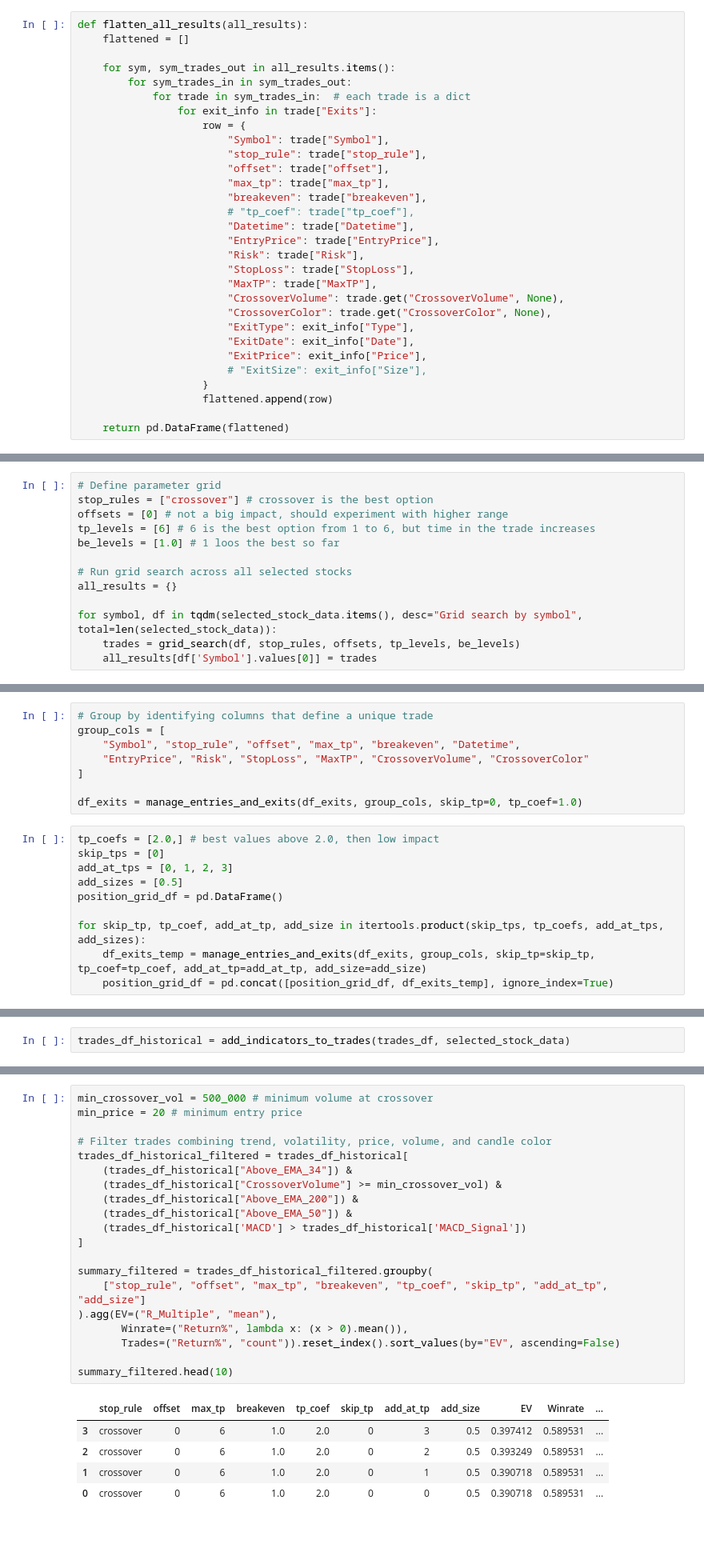
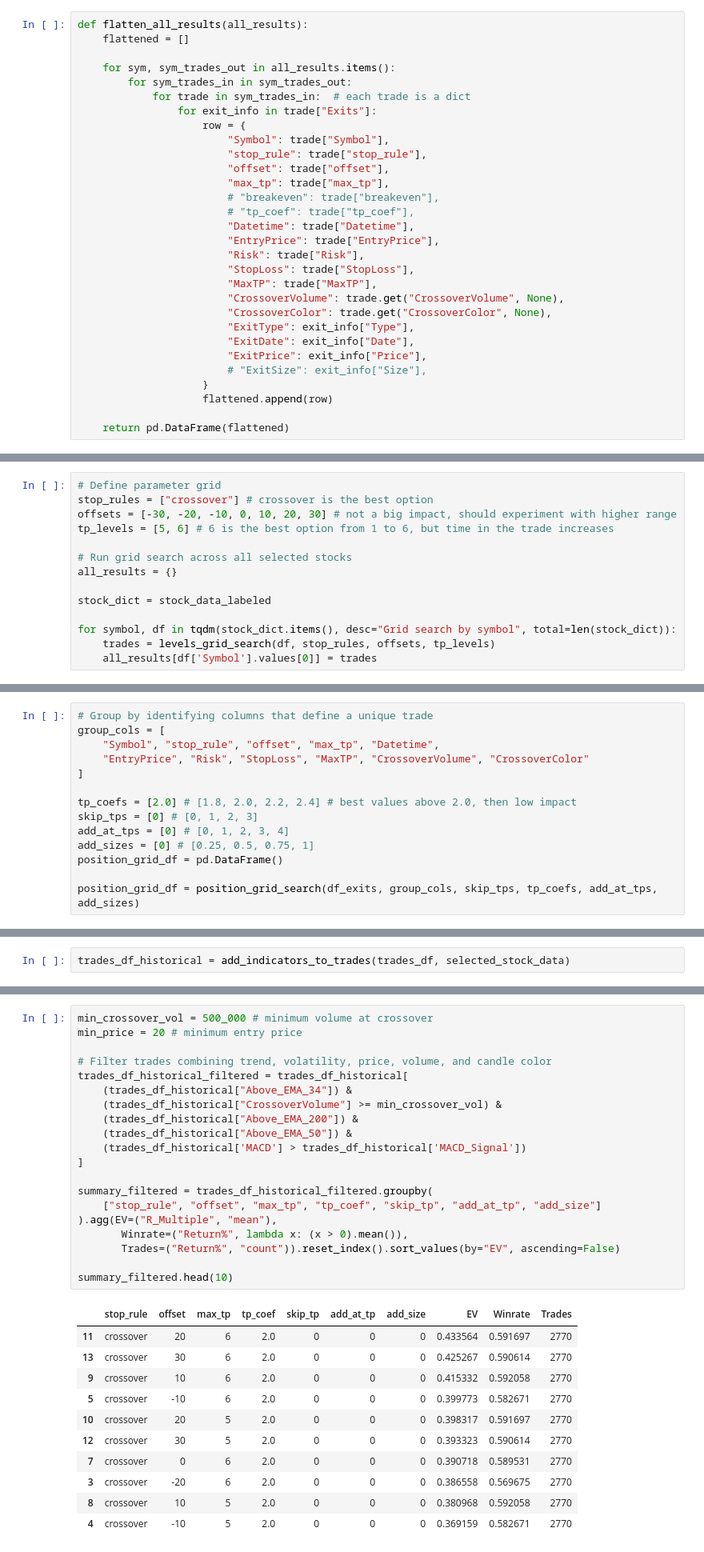
Before and after one commit to i-osipchyk/ema-crossover, a Jupyter notebook: analysis.ipynb, the cells around one changed output, grey strips where cells are left out. Shown at 80% size. Saved outputs shown, nothing was run; the diff lists cells and outputs as text; blank space fills up the shorter version.

Commit message:
executed first entry parameters grid searhc on full historical data

```diff
--- a/analysis.ipynb
+++ b/analysis.ipynb
@@ -520,7 +507,7 @@ def flatten_all_results(all_results):
                         "stop_rule": trade["stop_rule"],
                         "offset": trade["offset"],
                         "max_tp": trade["max_tp"],
-                        "breakeven": trade["breakeven"],
+                        # "breakeven": trade["breakeven"],
                         # "tp_coef": trade["tp_coef"],
                         "Datetime": trade["Datetime"],
                         "EntryPrice": trade["EntryPrice"],
@@ -643,36 +662,33 @@ def add_indicators_to_trades(trades_df, historical_data_dict):
 # %%
 # Define parameter grid
 stop_rules = ["crossover"] # crossover is the best option
-offsets = [0] # not a big impact, should experiment with higher range
-tp_levels = [6] # 6 is the best option from 1 to 6, but time in the trade increases
-be_levels = [1.0] # 1 loos the best so far
+offsets = [-30, -20, -10, 0, 10, 20, 30] # not a big impact, should experiment with higher range
+tp_levels = [5, 6] # 6 is the best option from 1 to 6, but time in the trade increases
 
 # Run grid search across all selected stocks
 all_results = {}
 
-for symbol, df in tqdm(selected_stock_data.items(), desc="Grid search by symbol", total=len(selected_stock_data)):
-    trades = grid_search(df, stop_rules, offsets, tp_levels, be_levels)
+stock_dict = stock_data_labeled
+
+for symbol, df in tqdm(stock_dict.items(), desc="Grid search by symbol", total=len(stock_dict)):
+    trades = levels_grid_search(df, stop_rules, offsets, tp_levels)
     all_results[df['Symbol'].values[0]] = trades
 # %%
 df_exits = flatten_all_results(all_results)
-# %%
-# Group by identifying columns that define a unique trade
-group_cols = [
-    "Symbol", "stop_rule", "offset", "max_tp", "breakeven", "Datetime",
-    "EntryPrice", "Risk", "StopLoss", "MaxTP", "CrossoverVolume", "CrossoverColor"
-]
-
-df_exits = manage_entries_and_exits(df_exits, group_cols, skip_tp=0, tp_coef=1.0)
 # %%
-tp_coefs = [2.0,] # best values above 2.0, then low impact
-skip_tps = [0]
-add_at_tps = [0, 1, 2, 3]
-add_sizes = [0.5]
+# Group by identifying columns that define a unique trade
+group_cols = [
+    "Symbol", "stop_rule", "offset", "max_tp", "Datetime",
+    "EntryPrice", "Risk", "StopLoss", "MaxTP", "CrossoverVolume", "CrossoverColor"
+]
+
+tp_coefs = [2.0] # [1.8, 2.0, 2.2, 2.4] # best values above 2.0, then low impact
+skip_tps = [0] # [0, 1, 2, 3]
+add_at_tps = [0] # [0, 1, 2, 3, 4]
+add_sizes = [0] # [0.25, 0.5, 0.75, 1]
 position_grid_df = pd.DataFrame()
 
-for skip_tp, tp_coef, add_at_tp, add_size in itertools.product(skip_tps, tp_coefs, add_at_tps, add_sizes):
-    df_exits_temp = manage_entries_and_exits(df_exits, group_cols, skip_tp=skip_tp, tp_coef=tp_coef, add_at_tp=add_at_tp, add_size=add_size)
-    position_grid_df = pd.concat([position_grid_df, df_exits_temp], ignore_index=True)
+position_grid_df = position_grid_search(df_exits, group_cols, skip_tps, tp_coefs, add_at_tps, add_sizes)
 # %%
 tp_grid = True
 group_cols = group_cols + (["tp_coef", "skip_tp", "add_at_tp", "add_size"] if tp_grid else [])
@@ -697,29 +714,35 @@ summary.head()
 # %%
 min_crossover_vol = 500_000 # minimum volume at crossover
 min_price = 20 # minimum entry price
 
 # Filter trades combining trend, volatility, price, volume, and candle color
 trades_df_historical_filtered = trades_df_historical[
     (trades_df_historical["Above_EMA_34"]) &
     (trades_df_historical["CrossoverVolume"] >= min_crossover_vol) &
     (trades_df_historical["Above_EMA_200"]) &
     (trades_df_historical["Above_EMA_50"]) &
     (trades_df_historical['MACD'] > trades_df_historical['MACD_Signal'])
 ]
 
 summary_filtered = trades_df_historical_filtered.groupby(
-    ["stop_rule", "offset", "max_tp", "breakeven", "tp_coef", "skip_tp", "add_at_tp", "add_size"]
+    ["stop_rule", "offset", "max_tp", "tp_coef", "skip_tp", "add_at_tp", "add_size"]
 ).agg(EV=("R_Multiple", "mean"),
        Winrate=("Return%", lambda x: (x > 0).mean()),
        Trades=("Return%", "count")).reset_index().sort_values(by="EV", ascending=False)
 
 summary_filtered.head(10)
 # %% [output]
-|  | stop_rule | offset | max_tp | breakeven | tp_coef | skip_tp | add_at_tp | add_size | EV | Winrate | ... |
-| 3 | crossover | 0 | 6 | 1.0 | 2.0 | 0 | 3 | 0.5 | 0.397412 | 0.589531 | ... |
-| 2 | crossover | 0 | 6 | 1.0 | 2.0 | 0 | 2 | 0.5 | 0.393249 | 0.589531 | ... |
-| 1 | crossover | 0 | 6 | 1.0 | 2.0 | 0 | 1 | 0.5 | 0.390718 | 0.589531 | ... |
-| 0 | crossover | 0 | 6 | 1.0 | 2.0 | 0 | 0 | 0.5 | 0.390718 | 0.589531 | ... |
+|  | stop_rule | offset | max_tp | tp_coef | skip_tp | add_at_tp | add_size | EV | Winrate | Trades |
+| 11 | crossover | 20 | 6 | 2.0 | 0 | 0 | 0 | 0.433564 | 0.591697 | 2770 |
+| 13 | crossover | 30 | 6 | 2.0 | 0 | 0 | 0 | 0.425267 | 0.590614 | 2770 |
+| 9 | crossover | 10 | 6 | 2.0 | 0 | 0 | 0 | 0.415332 | 0.592058 | 2770 |
+| 5 | crossover | -10 | 6 | 2.0 | 0 | 0 | 0 | 0.399773 | 0.582671 | 2770 |
+| 10 | crossover | 20 | 5 | 2.0 | 0 | 0 | 0 | 0.398317 | 0.591697 | 2770 |
+| 12 | crossover | 30 | 5 | 2.0 | 0 | 0 | 0 | 0.393323 | 0.590614 | 2770 |
+| 7 | crossover | 0 | 6 | 2.0 | 0 | 0 | 0 | 0.390718 | 0.589531 | 2770 |
+| 3 | crossover | -20 | 6 | 2.0 | 0 | 0 | 0 | 0.386558 | 0.569675 | 2770 |
+| 8 | crossover | 10 | 5 | 2.0 | 0 | 0 | 0 | 0.380968 | 0.592058 | 2770 |
+| 4 | crossover | -10 | 5 | 2.0 | 0 | 0 | 0 | 0.369159 | 0.582671 | 2770 |
 # %% [markdown]
 #### Correlation with EV:
 1. Above EMA 34 - highly, positive
```
Also changed, not shown: parts of 4 cells of this notebook.
